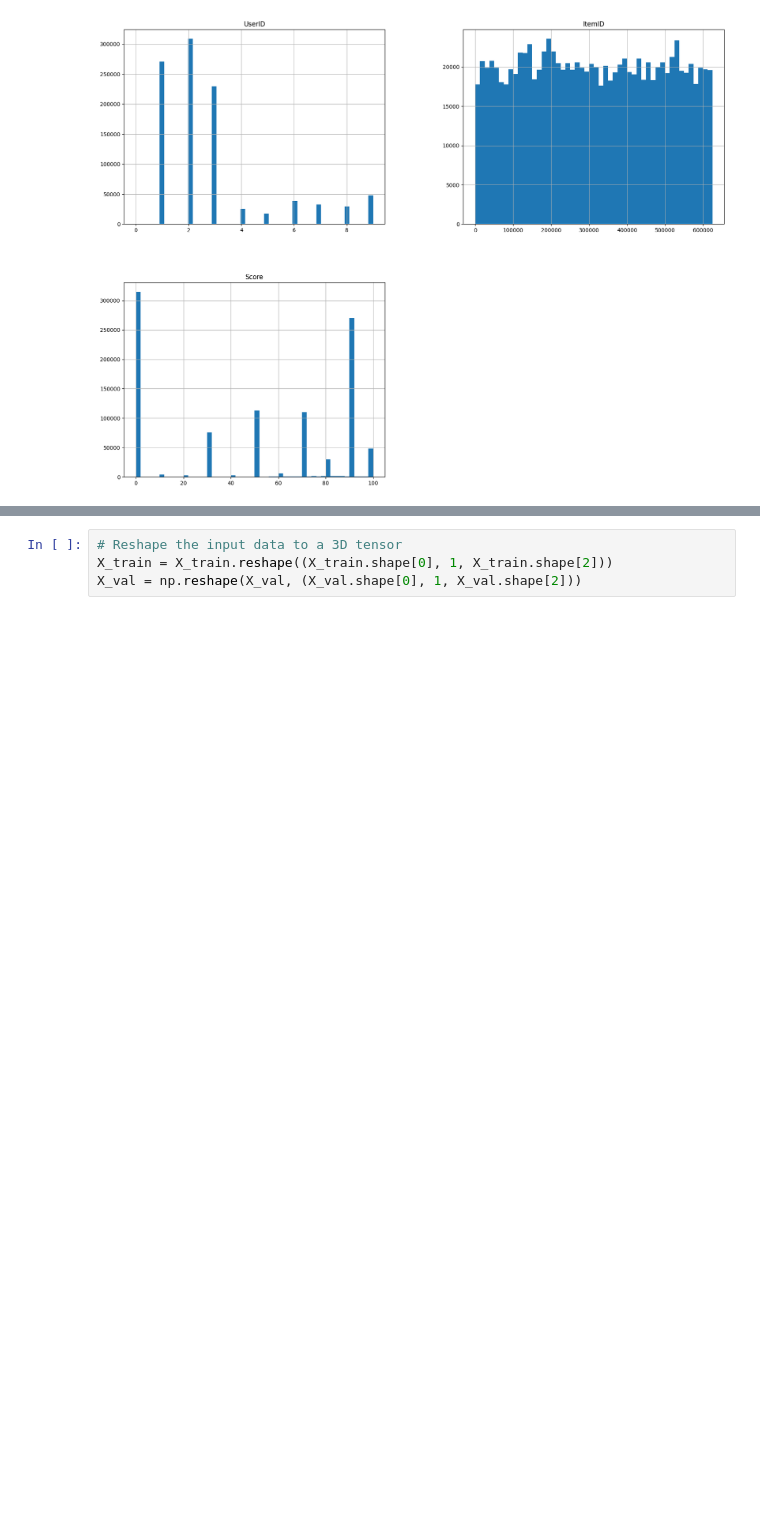
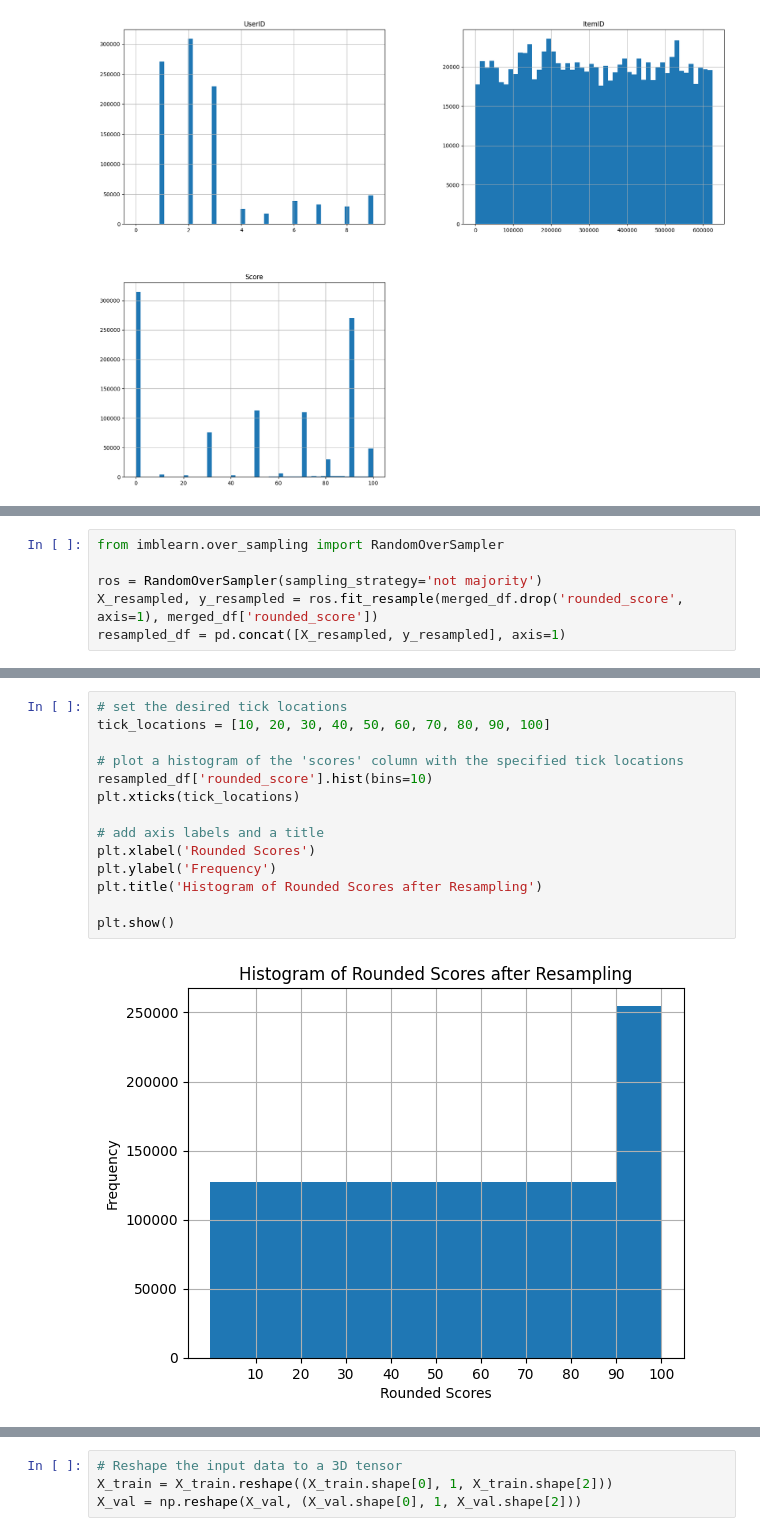
Before and after one commit to EricCallaway/Music_Recommendation_Application, a Jupyter notebook: music_recommender_system_02.ipynb, the cells around one changed output, grey strips where cells are left out. Cells and saved outputs as stored; diff of their text form; blank space fills up the shorter version.

```diff
--- a/music_recommender_system_02.ipynb
+++ b/music_recommender_system_02.ipynb
@@ -198,0 +261,6 @@ plt.show()
+# %%
+from imblearn.over_sampling import RandomOverSampler
+
+ros = RandomOverSampler(sampling_strategy='not majority')
+X_resampled, y_resampled = ros.fit_resample(merged_df.drop('rounded_score', axis=1), merged_df['rounded_score'])
+resampled_df = pd.concat([X_resampled, y_resampled], axis=1)
@@ -198,0 +303,16 @@ plt.show()
+# %%
+# set the desired tick locations
+tick_locations = [10, 20, 30, 40, 50, 60, 70, 80, 90, 100]
+
+# plot a histogram of the 'scores' column with the specified tick locations
+resampled_df['rounded_score'].hist(bins=10)
+plt.xticks(tick_locations)
+
+# add axis labels and a title
+plt.xlabel('Rounded Scores')
+plt.ylabel('Frequency')
+plt.title('Histogram of Rounded Scores after Resampling')
+
+plt.show()
+# %% [output]
+[figure, added]
```
Also changed, not shown: parts of 31 cells of this notebook.
